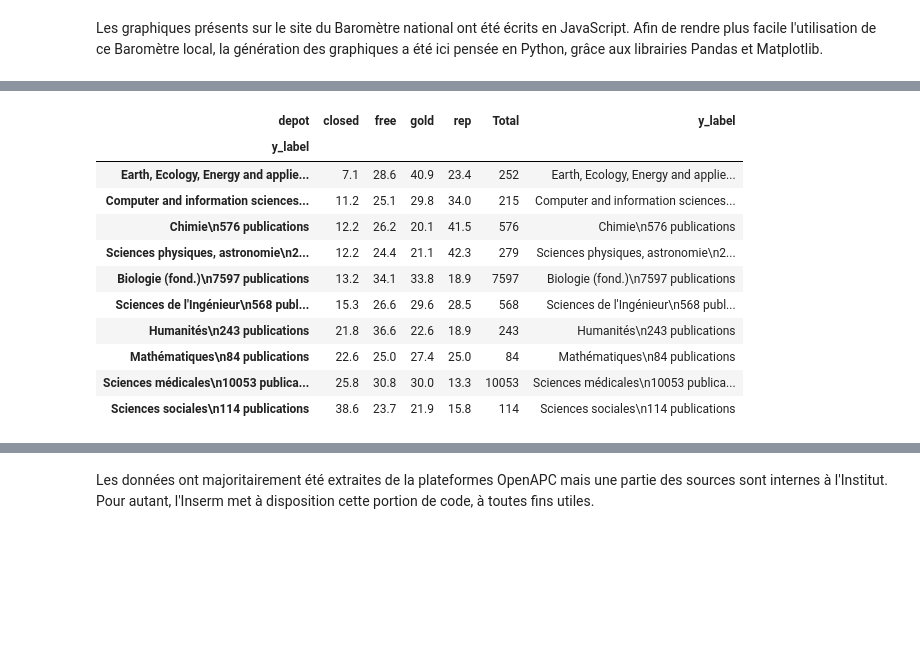
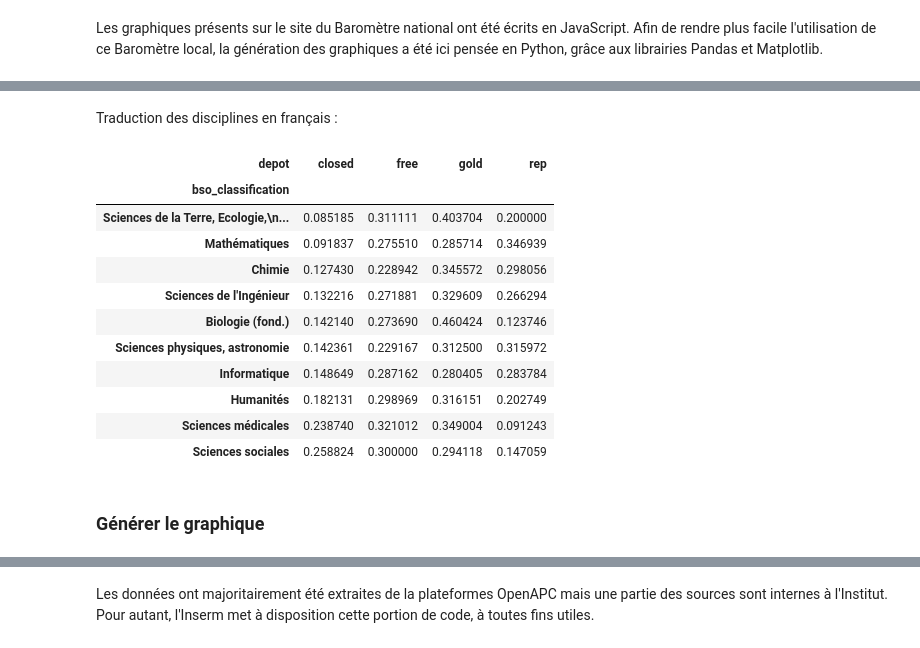
Before and after one commit to Inserm-IST/BSO-Inserm, a Jupyter notebook: 02_barometre_inserm.ipynb, the cells around one changed output, grey strips where cells are left out. Saved outputs shown, nothing was run; the diff lists cells and outputs as text; code cells hidden in the pictures; blank space fills up the shorter version.

```diff
--- a/02_barometre_inserm.ipynb
+++ b/02_barometre_inserm.ipynb
@@ -267,0 +473,2 @@ publications_2020 = publis_inserm_df.loc[publis_inserm_df['year'] == 2020.0,:]
+# %%
+publications = df_complete.loc[df_complete['year'] == annee,:]
@@ -267,0 +479,9 @@ publications_2020 = publis_inserm_df.loc[publis_inserm_df['year'] == 2020.0,:]
+# %%
+conditionlist = [
+    (publications['is_oa'] == False) ,
+    (publications['journal_is_in_doaj'] == True),
+    ((publications['is_oa'] == True) & (publications['journal_is_in_doaj'] == False) & ((publications['oa_host_type'] == 'publisher') | (publications['oa_host_type'] == 'publisher-repository'))),
+    (publications['oa_host_type'] == 'repository')
+    ]
+choicelist = ['closed', 'gold', 'free', 'rep']
+publications.loc[:, 'depot'] = np.select(conditionlist, choicelist, default='Not Specified')
@@ -331,0 +634,3 @@ df_oa_discipline_global_type
+# %%
+df_oa_discipline_global_type_perc = pd.crosstab([publications['bso_classification']], publications['depot'], normalize = 'index')
+df_oa_discipline_global_type_perc
@@ -331,0 +652,3 @@ df_oa_discipline_global_type
+# %%
+df_oa_discipline_global_type_perc = df_oa_discipline_global_type_perc.sort_values(by='closed', ascending=True)
+df_oa_discipline_global_type_perc
@@ -332,32 +668,34 @@ df_oa_discipline_global_type
+# %% [markdown]
+Traduction des disciplines en français :
 # %%
-df_oa_discipline_type = pd.crosstab([publications_2020['bso_classification']],publications_2020['depot'])
-df_oa_discipline_type = (df_oa_discipline_type.T / df_oa_discipline_type.T.sum()).mul(100).round(1)
-df_oa_discipline_type = df_oa_discipline_type.T
-df_oa_discipline_type["Total"] = publications_par_domaine_type
-df_oa_discipline_type.rename(index = {'Biology (fond.)': 'Biologie (fond.)', 'Chemistry': 'Chimie',
-                                         'Computer and \n information sciences' : 'Informatique',
-                                       'Earth, Ecology, \nEnergy and applied biology' : 'Sciences de la Terre, Ecologie, \nEnergie et biologie appliquée',
-                                        'Engineering' : "Sciences de l'Ingénieur",
-                                        'Humanities' : 'Humanités',
-                                        'Mathematics' : 'Mathématiques',
-                                        'Medical research' : 'Sciences médicales',
-                                        'Physical sciences, Astronomy' : 'Sciences physiques, astronomie',
-                                        'Social sciences' : 'Sciences sociales'}, inplace = True)
-df_oa_discipline_type["y_label"] = df_oa_discipline_type.index + "\n" + df_oa_discipline_type["Total"].apply(str) \
-                                     + " " + "publications"
-df_oa_discipline_type.index = df_oa_discipline_type["y_label"]
-df_oa_discipline_type = df_oa_discipline_type.sort_values(by='closed', ascending=True)
-df_oa_discipline_type
+df_oa_discipline_global_type_perc.rename(
+    index = {
+        "Biology (fond.)": "Biologie (fond.)",
+        "Chemistry": "Chimie",
+        "Computer and  information sciences": "Informatique",
+        "Earth, Ecology, Energy and applied biology": "Sciences de la Terre, Ecologie,\n Energie et Biologie appliquée",
+        "Engineering": "Sciences de l'Ingénieur",
+        "Humanities": "Humanités",
+        "Mathematics": "Mathématiques",
+        "Medical research": "Sciences médicales",
+        "Physical sciences, Astronomy": "Sciences physiques, astronomie",
+        "Social sciences": "Sciences sociales",
+    },
+    inplace = True,
+)
+df_oa_discipline_global_type_perc
 # %% [output]
-| depot | closed | free | gold | rep | Total | y_label |
-| y_label |  |  |  |  |  |  |
-| Earth, Ecology, Energy and applie... | 7.1 | 28.6 | 40.9 | 23.4 | 252 | Earth, Ecology, Energy and applie... |
-| Computer and information sciences... | 11.2 | 25.1 | 29.8 | 34.0 | 215 | Computer and information sciences... |
-| Chimie\n576 publications | 12.2 | 26.2 | 20.1 | 41.5 | 576 | Chimie\n576 publications |
-| Sciences physiques, astronomie\n2... | 12.2 | 24.4 | 21.1 | 42.3 | 279 | Sciences physiques, astronomie\n2... |
-| Biologie (fond.)\n7597 publications | 13.2 | 34.1 | 33.8 | 18.9 | 7597 | Biologie (fond.)\n7597 publications |
-| Sciences de l'Ingénieur\n568 publ... | 15.3 | 26.6 | 29.6 | 28.5 | 568 | Sciences de l'Ingénieur\n568 publ... |
-| Humanités\n243 publications | 21.8 | 36.6 | 22.6 | 18.9 | 243 | Humanités\n243 publications |
-| Mathématiques\n84 publications | 22.6 | 25.0 | 27.4 | 25.0 | 84 | Mathématiques\n84 publications |
-| Sciences médicales\n10053 publica... | 25.8 | 30.8 | 30.0 | 13.3 | 10053 | Sciences médicales\n10053 publica... |
-| Sciences sociales\n114 publications | 38.6 | 23.7 | 21.9 | 15.8 | 114 | Sciences sociales\n114 publications |
+| depot | closed | free | gold | rep |
+| bso_classification |  |  |  |  |
+| Sciences de la Terre, Ecologie,\n... | 0.085185 | 0.311111 | 0.403704 | 0.200000 |
+| Mathématiques | 0.091837 | 0.275510 | 0.285714 | 0.346939 |
+| Chimie | 0.127430 | 0.228942 | 0.345572 | 0.298056 |
+| Sciences de l'Ingénieur | 0.132216 | 0.271881 | 0.329609 | 0.266294 |
+| Biologie (fond.) | 0.142140 | 0.273690 | 0.460424 | 0.123746 |
+| Sciences physiques, astronomie | 0.142361 | 0.229167 | 0.312500 | 0.315972 |
+| Informatique | 0.148649 | 0.287162 | 0.280405 | 0.283784 |
+| Humanités | 0.182131 | 0.298969 | 0.316151 | 0.202749 |
+| Sciences médicales | 0.238740 | 0.321012 | 0.349004 | 0.091243 |
+| Sciences sociales | 0.258824 | 0.300000 | 0.294118 | 0.147059 |
+# %% [markdown]
+### Générer le graphique
```
Also changed, not shown: parts of 82 cells of this notebook.
